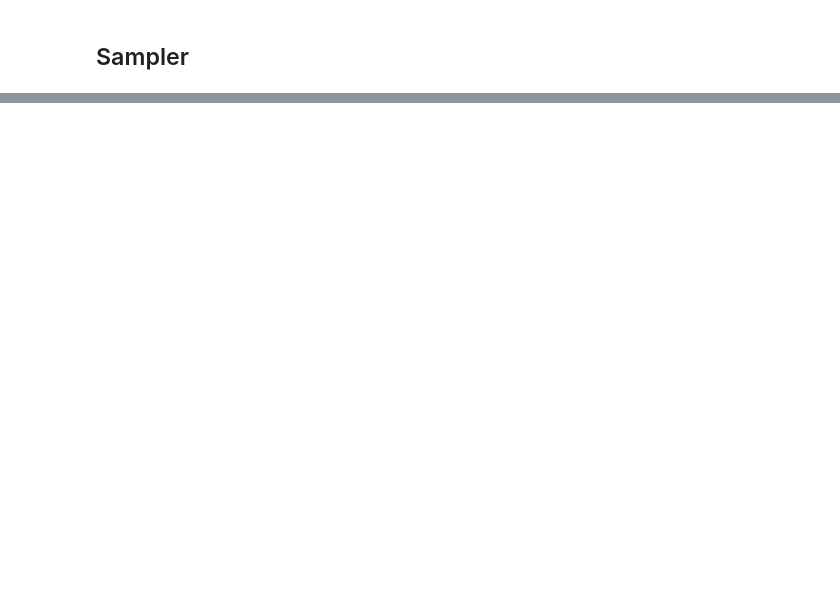
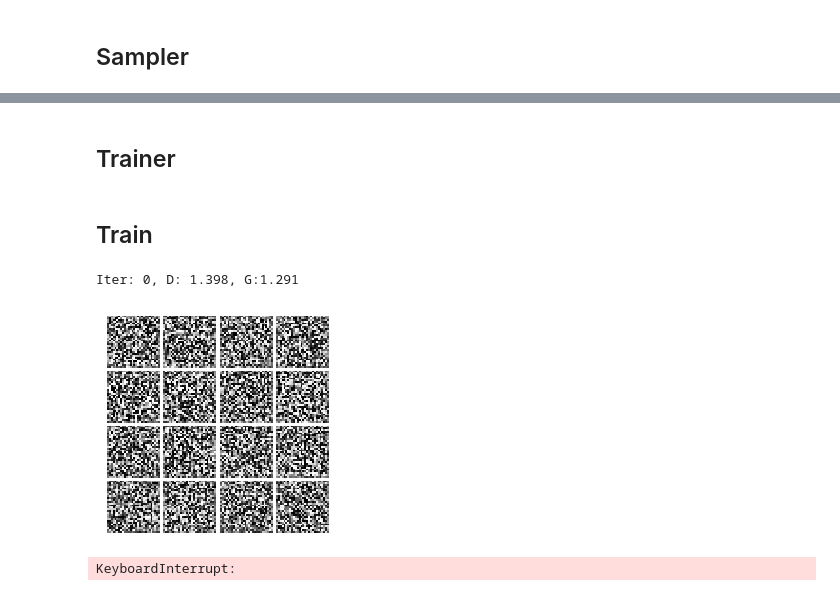
Before and after one commit to muh005/Deeply_Convolutional_Generative_Adversarial_Network, a Jupyter notebook: DCGAN.ipynb, the cells around one changed output, grey strips where cells are left out. Cells and saved outputs as stored; diff of their text form; code cells hidden in the pictures; blank space fills up the shorter version.

```diff
--- a/DCGAN.ipynb
+++ b/DCGAN.ipynb
@@ -56,0 +144,17 @@ import torch.optim as optim
+# %%
+# bce(s,y)=y∗log(s)+(1−y)∗log(1−s)
+bce_loss = nn.BCEWithLogitsLoss()
+
+# ℓD=−𝔼x∼pdata[logD(x)]−𝔼z∼p(z)[log(1−D(G(z)))]
+def discriminator_loss(logits_real, logits_fake): # discriminator loss
+    size = logits_real.shape[0]
+    true_labels = Variable(torch.ones(size, 1)).float()
+    false_labels = Variable(torch.zeros(size, 1)).float()
+    loss = bce_loss(logits_real, true_labels) + bce_loss(logits_fake, false_labels)
+    return loss
+# ℓG=−𝔼z∼p(z)[logD(G(z))]
+def generator_loss(logits_fake): # generator loss
+    size = logits_fake.shape[0]
+    true_labels = Variable(torch.ones(size, 1)).float()
+    loss = bce_loss(logits_fake, true_labels)
+    return loss
@@ -56,0 +165,16 @@ import torch.optim as optim
+# %%
+def get_optimizer(model):
+    """
+    Construct and return an Adam optimizer for the model with learning rate 1e-3,
+    beta1=0.5, and beta2=0.999.
+
+    Input:
+    - model: A PyTorch model that we want to optimize.
+
+    Returns:
+    - An Adam optimizer for the model with the desired hyperparameters.
+    """
+    optimizer = optim.Adam(model.parameters(), lr=0.001, betas=(0.5, 0.999))
+    return optimizer
+# %% [markdown]
+## Trainer
@@ -56,0 +219,14 @@ import torch.optim as optim
+# %% [markdown]
+## Train
+# %%
+D = discriminator()
+G = generator()
+
+D_optim = get_optimizer(D)
+G_optim = get_optimizer(G)
+
+train_dc_gan(D, G, D_optim, G_optim, discriminator_loss, generator_loss, num_epochs=5)
+# %% [output]
+Iter: 0, D: 1.398, G:1.291
+[figure, added]
+KeyboardInterrupt:
```
Also changed, not shown: parts of 16 cells of this notebook.
